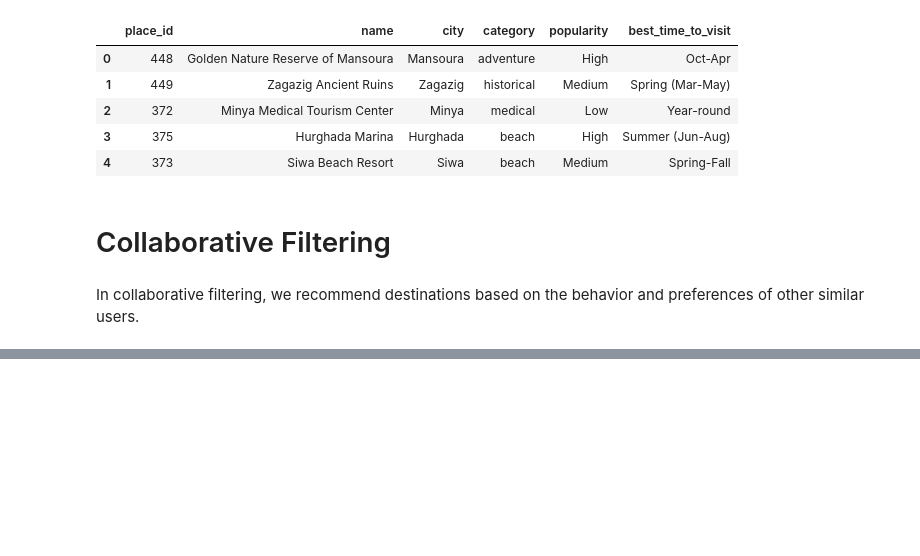
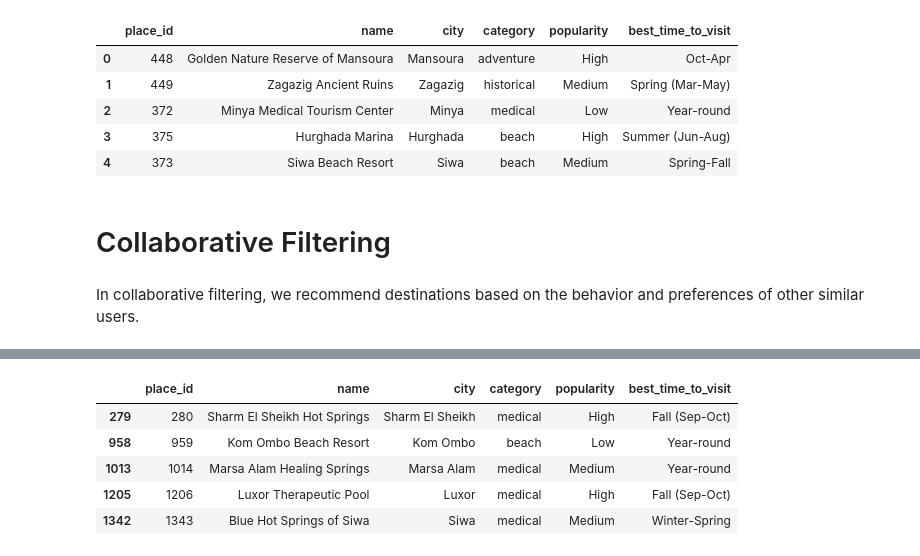
Before and after one commit to rowida2/recommendation-system-project, a Jupyter notebook: Travel_Recommendation_System.ipynb, the cells around one changed output, grey strips where cells are left out. Cells and saved outputs as stored; diff of their text form; code cells hidden in the pictures; blank space fills up the shorter version.

```diff
--- a/Travel_Recommendation_System.ipynb
+++ b/Travel_Recommendation_System.ipynb
@@ -263,0 +324,12 @@ In collaborative filtering, we recommend destinations based on the behavior and
+# %%
+collaborative_recommendations = collaborative_recommend(10, user_similarity, user_item_matrix, destinations_df)
+
+# Display recommendations
+collaborative_recommendations
+# %% [output]
+|  | place_id | name | city | category | popularity | best_time_to_visit |
+| 279 | 280 | Sharm El Sheikh Hot Springs | Sharm El Sheikh | medical | High | Fall (Sep-Oct) |
+| 958 | 959 | Kom Ombo Beach Resort | Kom Ombo | beach | Low | Year-round |
+| 1013 | 1014 | Marsa Alam Healing Springs | Marsa Alam | medical | Medium | Year-round |
+| 1205 | 1206 | Luxor Therapeutic Pool | Luxor | medical | High | Fall (Sep-Oct) |
+| 1342 | 1343 | Blue Hot Springs of Siwa | Siwa | medical | Medium | Winter-Spring |
```
Also changed, not shown: parts of 13 cells of this notebook.
